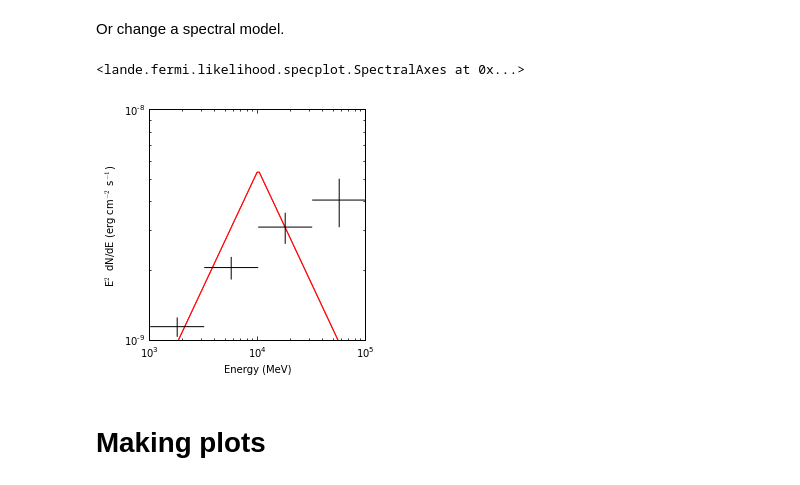
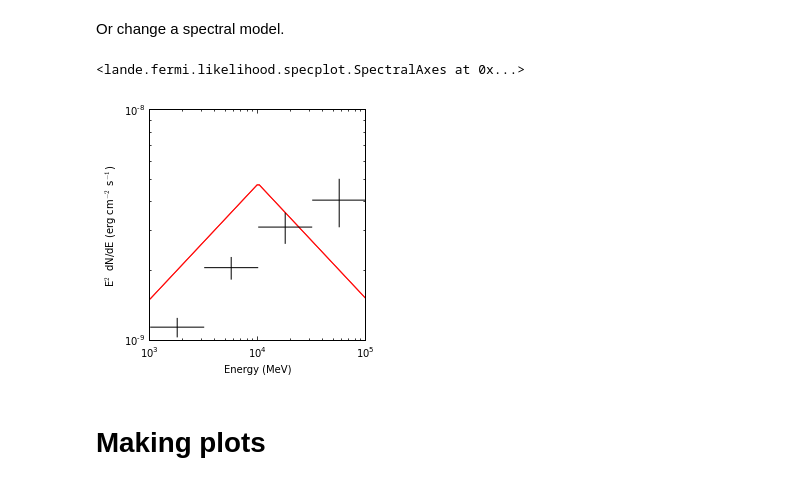
Before and after one commit to joshualande/PhD-Work, a Jupyter notebook: ipython/05-08-2013 - pointlike for maximum-likelihood analysis of LAT data.ipynb, the cells around one changed output. Drawn from its saved outputs; the diff is of its cells as text; code cells hidden in the pictures.

```diff
--- a/ipython/05-08-2013 - pointlike for maximum-likelihood analysis of LAT data.ipynb
+++ b/ipython/05-08-2013 - pointlike for maximum-likelihood analysis of LAT data.ipynb
@@ -478,12 +479,12 @@ roi.add_source(ps)
 Or change a spectral model.
 # %%
 from uw.like.Models import BrokenPowerLaw
-roi.modify(which='ext', model=BrokenPowerLaw(index_1=1, index_2=3, e_break=10000))
+roi.modify(which='ext', model=BrokenPowerLaw(norm=3e-11, index_1=1.5, index_2=2.5, e_break=10000), keep_old_flux=False)
 sed = PointlikeSED(roi, name='ext')
 sed.plot()
 # %% [output]
 <lande.fermi.likelihood.specplot.SpectralAxes at 0x...>
-[figure, old version]
+[figure, new version]
 # %% [markdown]
 # Making plots
 # %% [markdown]
```
Also changed, not shown: parts of 4 cells of this notebook.
